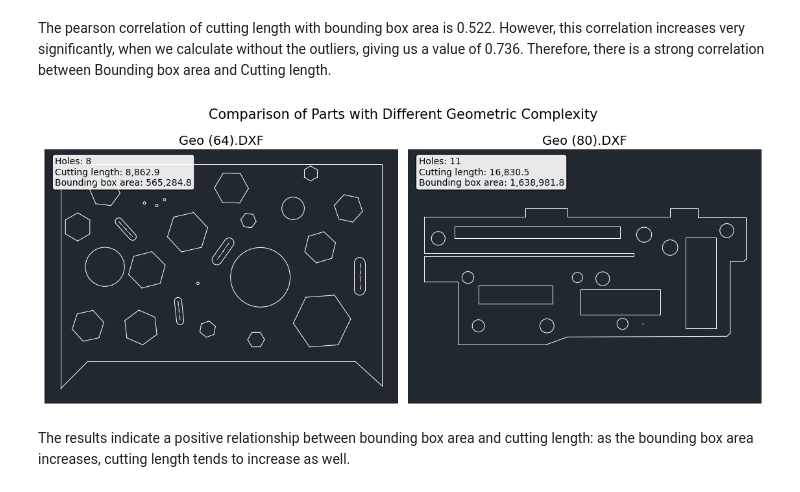
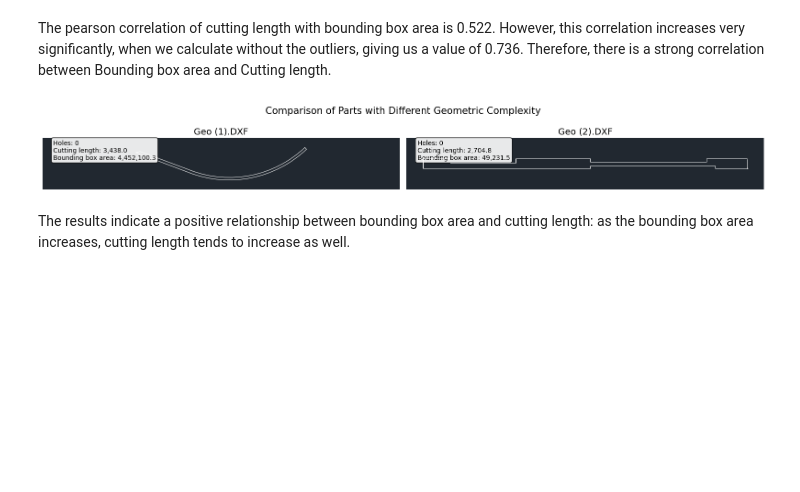
Before and after one commit to stawata/Challange_1_LaserCut-GmbH, a Jupyter notebook: DSF4E_Challenge1-2/LaserCut_EDA_Feature_Exploration.ipynb, the cells around one changed output. Cells and saved outputs as stored; diff of their text form; code cells hidden in the pictures; blank space fills up the shorter version.

```diff
--- a/DSF4E_Challenge1-2/LaserCut_EDA_Feature_Exploration.ipynb
+++ b/DSF4E_Challenge1-2/LaserCut_EDA_Feature_Exploration.ipynb
@@ -698,8 +761,8 @@ The pearson correlation of cutting length with bounding box area is 0.522. Howev
 # GEO (25) AND GEO (80) - GEOMETRIC COMPARISON
 
 selected_parts = [
-    "Geo (64).DXF",
-    "Geo (80).DXF"
+    "Geo (1).DXF",
+    "Geo (2).DXF"
 ]
 
 fig, axes = plt.subplots(1, 2, figsize=(15, 7))
@@ -728,34 +791,34 @@ for ax, name in zip(axes, selected_parts):
     ax.set_ylabel("Y coordinate")
     ax.grid(alpha=0.25)
 
     row = df[df["_filename_match"] == name.lower()]
 
     if not row.empty:
         row = row.iloc[0]
 
         info = (
             f"Holes: {row['number_of_holes']:.0f}\n"
             f"Cutting length: {row['cutting_length']:,.1f}\n"
             f"Bounding box area: {row['bounding_box_area']:,.1f}"
         )
 
         ax.text(
             0.03, 0.97, info,
             transform=ax.transAxes,
             va="top",
             fontsize=10,
             bbox=dict(boxstyle="round", facecolor="white", alpha=0.9)
         )
 
 plt.suptitle(
     "Comparison of Parts with Different Geometric Complexity",
     fontsize=15
 )
 
 plt.tight_layout()
 plt.show()
 # %% [output]
-[figure, old version]
+[figure, new version]
 # %% [markdown]
 The results indicate a positive relationship between bounding box area and cutting length: as the bounding box area increases, cutting length tends to increase as well.
 # %% [markdown]
```
Also changed, not shown: parts of 13 cells of this notebook.
